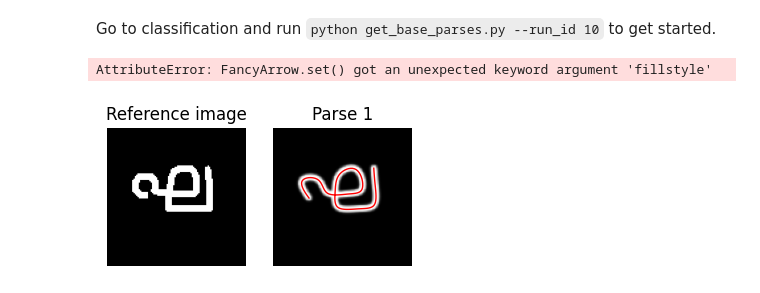
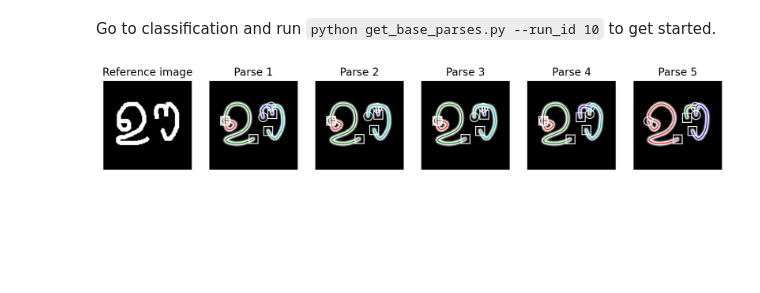
Before and after one commit to neuromatch/GNS-Modeling, a Jupyter notebook: experiments/parsing/Draw parses.ipynb, the cells around one changed output. Saved outputs shown, nothing was run; the diff lists cells and outputs as text; code cells hidden in the pictures; blank space fills up the shorter version.

```diff
--- a/experiments/parsing/Draw parses.ipynb
+++ b/experiments/parsing/Draw parses.ipynb
@@ -1,13 +1,16 @@
 # %% [markdown]
 Go to classification and run `python get_base_parses.py --run_id 10` to get started.
 # %%
+# Use retina mode for matplotlib
+%config InlineBackend.figure_format = 'retina'
+
 import matplotlib.pyplot as plt
 from gns.rendering import Renderer
 from pybpl.splines import get_stk_from_bspline
 import torch
 
 # Load up the inverse map
-item = 4
+item = 6
 run = 10
 
 with open(f'../classification/one-shot-classification/all_runs/run{run+1:02}/class_labels.txt') as f:
@@ -16,34 +19,34 @@ with open(f'../classification/one-shot-classification/all_runs/run{run+1:02}/cla
 test_to_train = {}
 for line in data:
     left, right = line.split(' ')
     test_to_train[left.split('/')[-1]] = right.split('/')[-1].strip()
 
 plt.figure(figsize=(12.5, 2.5))
 train_im = test_to_train[f'item{item:02}.png']
 
 plt.subplot(1, 6, 1)
 plt.imshow(1 - plt.imread(f'../classification/one-shot-classification/all_runs/run{run+1:02}/training/{train_im}'), cmap='gray')
 plt.title('Reference image')
 plt.axis('off')
 
 for i in range(5):
     try:
         parse = torch.load(f'../classification/results/run{run+1:02}/base_parses/train_{item-1:02}/parse_{i}.pt')
     except FileNotFoundError:
         continue
     drawings = [get_stk_from_bspline(x) for x in parse]
     r = Renderer()
     plt.subplot(1, 6, i+2)
     plt.imshow(r(drawings), cmap='gray')
     plt.axis('off')
     plt.title(f'Parse {i+1}')
 
     colors = ['r', 'g', 'b', 'c', 'm', 'y', 'k']
     for i, d in enumerate(drawings):
         plt.plot(d[:, 0], - d[:, 1], colors[i], linewidth=1)
-        plt.arrow(d[-2, 0], - d[-2, 1], d[-1, 0] - d[-2, 0], - (d[-1, 1] - d[-2, 1]), color=colors[i],
-                  linewidth=5, head_width=0.1, head_length=0.1, length_includes_head=False, fillstyle='full')
+        #plt.arrow(d[-2, 0], - d[-2, 1], d[-1, 0] - d[-2, 0], - (d[-1, 1] - d[-2, 1]), color=colors[i],
+        #          linewidth=5, head_width=0.1, head_length=0.1, length_includes_head=False)
         plt.plot(d[0, 0], - d[0, 1], 'w.', markersize=20, fillstyle='none')
+        plt.plot(d[-1, 0], - d[-1, 1], 'ws', markersize=10, fillstyle='none')
 # %% [output]
-AttributeError: FancyArrow.set() got an unexpected keyword argument 'fillstyle'
-[figure, old version]
+[figure, new version]
```
